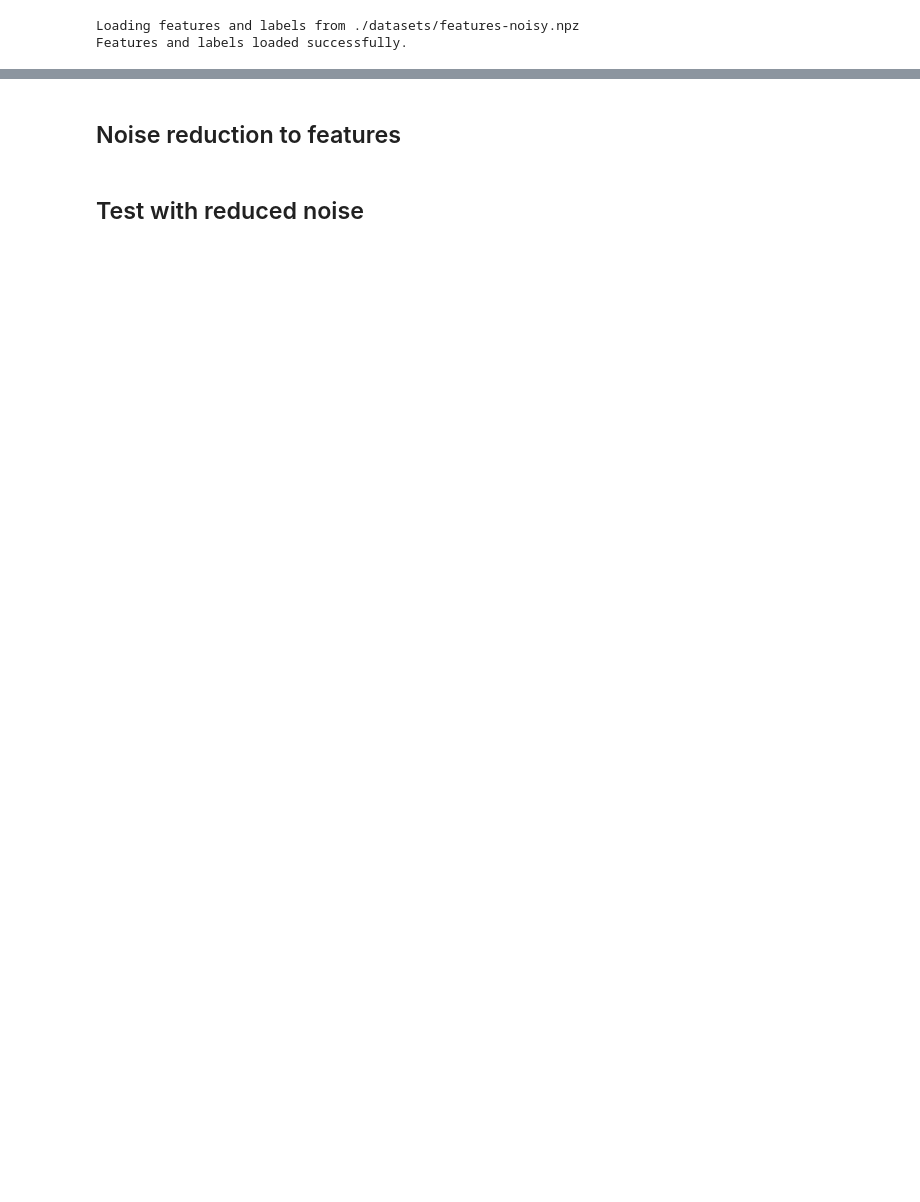
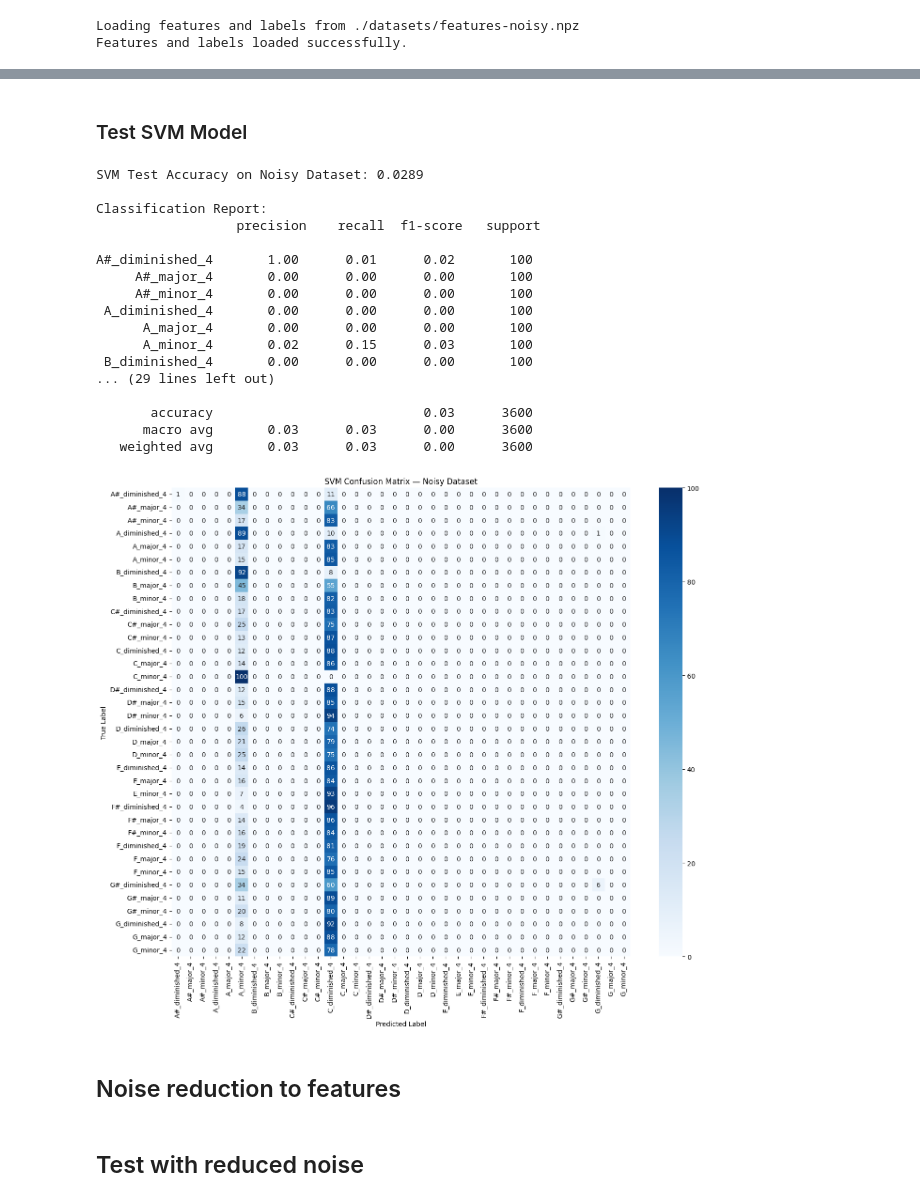
Before and after one commit to sglkc/chord-detector, a Jupyter notebook: training/Thesis_Notebook.ipynb, the cells around one changed output, grey strips where cells are left out. Saved outputs shown, nothing was run; the diff lists cells and outputs as text; code cells hidden in the pictures; blank space fills up the shorter version.

```diff
--- a/training/Thesis_Notebook.ipynb
+++ b/training/Thesis_Notebook.ipynb
@@ -14,9 +14,18 @@ features_path_noisy = os.path.join(dataset_dir, 'features-noisy.npz')
 features_path_mixed = os.path.join(dataset_dir, 'features-mixed.npz')
 
 model_dir = os.path.join(root_dir, 'models')
+os.makedirs(model_dir, exist_ok=True)
+
 cnn_model_path_clean = os.path.join(model_dir, 'cnn_model-clean')
 cnn_model_path_noisy = os.path.join(model_dir, 'cnn_model-noisy')
 cnn_model_path_mixed = os.path.join(model_dir, 'cnn_model-mixed')
+
+svm_model_dir = os.path.join(model_dir, 'svm_model')
+os.makedirs(svm_model_dir, exist_ok=True)
+
+svm_model_path = os.path.join(svm_model_dir, 'model.pkl')
+svm_scaler_path = os.path.join(svm_model_dir, 'scaler.pkl')
+svm_encoder_path = os.path.join(svm_model_dir, 'label_encoder.pkl')
 # %% [markdown]
 # CQT Feature Extraction
 # %% [markdown]
@@ -1383,0 +1454,9 @@ A#_diminished_4       1.00      1.00      1.00       100
+# %%
+import joblib
+
+svm_model = joblib.load(svm_model_path)
+scaler = joblib.load(svm_scaler_path)
+svm_label_encoder = joblib.load(svm_encoder_path)
+
+print(f"SVM model loaded from {svm_model_dir}")
+print(f"Classes: {svm_label_encoder.classes_}")
@@ -1384,3 +1473,58 @@ A#_diminished_4       1.00      1.00      1.00       100
+# %% [markdown]
+### Test SVM Model
+# %%
+from sklearn.metrics import accuracy_score, confusion_matrix, classification_report
+import seaborn as sns
+import matplotlib.pyplot as plt
+
+# Flatten and scale noisy features the same way as training data
+noisy_features_flat   = noisy_features.reshape(noisy_features.shape[0], -1)
+noisy_features_scaled = scaler.transform(noisy_features_flat)
+
+# Encode noisy labels using the loaded label encoder
+noisy_svm_encoded = svm_label_encoder.transform(noisy_labels)
+
+# Predict
+y_noisy_pred = svm_model.predict(noisy_features_scaled)
+
+# Accuracy & report
+noisy_svm_accuracy = accuracy_score(noisy_svm_encoded, y_noisy_pred)
+print(f"SVM Test Accuracy on Noisy Dataset: {noisy_svm_accuracy:.4f}")
+
+svm_class_labels = svm_label_encoder.classes_
+report_noisy_svm = classification_report(noisy_svm_encoded, y_noisy_pred, target_names=svm_class_labels)
+print("\nClassification Report:\n", report_noisy_svm)
+
+# Confusion matrix
+cm_noisy_svm = confusion_matrix(noisy_svm_encoded, y_noisy_pred)
+
+plt.figure(figsize=(14, 12))
+sns.heatmap(cm_noisy_svm, annot=True, fmt='d', cmap='Blues',
+            xticklabels=svm_class_labels, yticklabels=svm_class_labels)
+plt.xlabel('Predicted Label')
+plt.ylabel('True Label')
+plt.title('SVM Confusion Matrix — Noisy Dataset')
+plt.tight_layout()
+plt.show()
+# %% [output]
+SVM Test Accuracy on Noisy Dataset: 0.0289
+
+Classification Report:
+                  precision    recall  f1-score   support
+
+A#_diminished_4       1.00      0.01      0.02       100
+     A#_major_4       0.00      0.00      0.00       100
+     A#_minor_4       0.00      0.00      0.00       100
+ A_diminished_4       0.00      0.00      0.00       100
+      A_major_4       0.00      0.00      0.00       100
+      A_minor_4       0.02      0.15      0.03       100
+ B_diminished_4       0.00      0.00      0.00       100
+... (29 lines left out)
+
+       accuracy                           0.03      3600
+      macro avg       0.03      0.03      0.00      3600
+   weighted avg       0.03      0.03      0.00      3600
+[figure, added]
 # %% [markdown]
 ## Noise reduction to features
 # %% [markdown]
```
Also changed, not shown: parts of 32 cells of this notebook.
